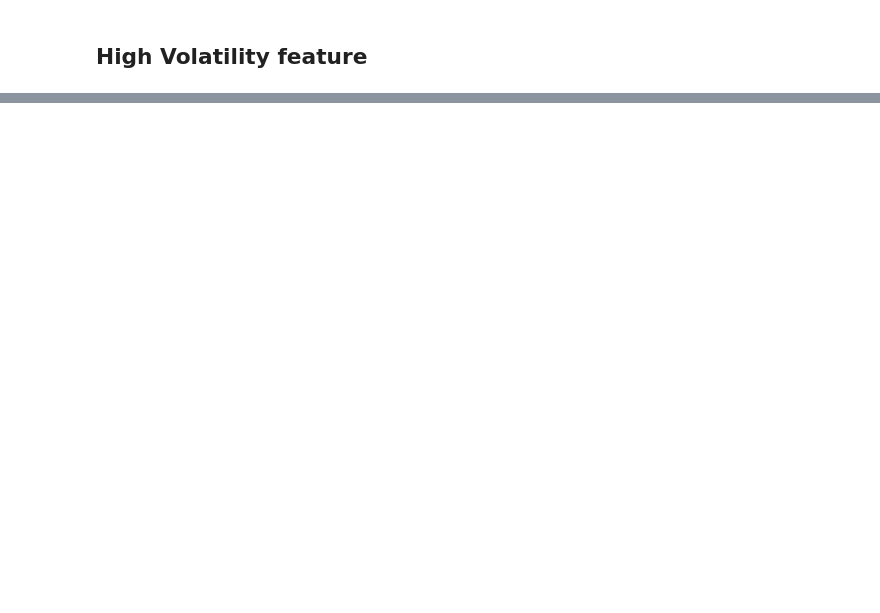
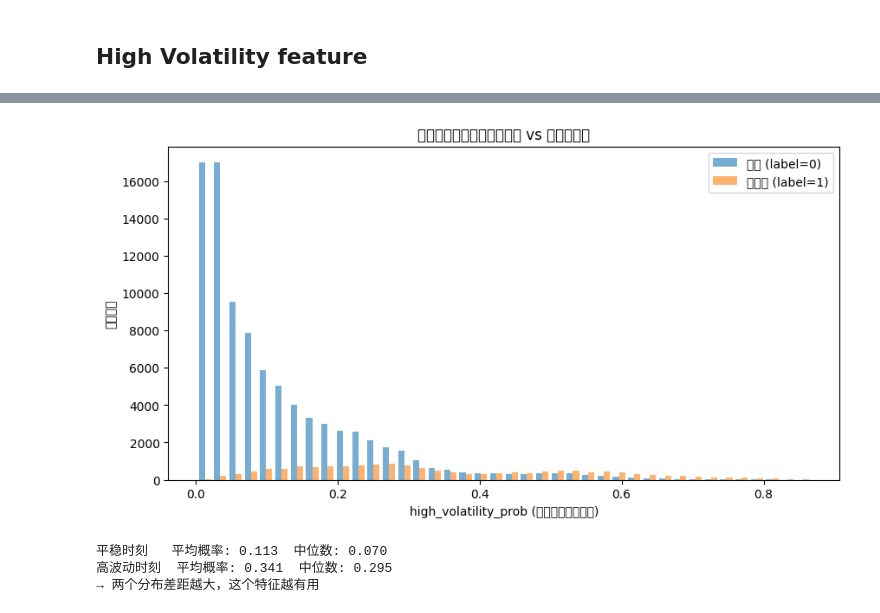
Before and after one commit to ThanSitt/nordpool_electricity_price_prediction, a Jupyter notebook: data/convertData/feature_high_volatility.ipynb, the cells around one changed output, grey strips where cells are left out. Drawn from its saved outputs; the diff is of its cells as text; code cells hidden in the pictures; blank space fills up the shorter version.

```diff
--- a/data/convertData/feature_high_volatility.ipynb
+++ b/data/convertData/feature_high_volatility.ipynb
@@ -8,12 +8,12 @@ print("1. Loading V2.5 15-Minute Dataset...")
 
 df = pd.read_csv('V2.5_15min_features.csv')
 
-df['datetime'] = pd.to_datetime(df['datetime'])
+#convert datetime to UTC then to Helsinki timezone
+df['datetime'] = pd.to_datetime(df['datetime'], utc=True).dt.tz_convert('Europe/Helsinki')
 df = df.sort_values('datetime').reset_index(drop=True)
 
 print("2. Defining 'High Volatility' Threshold...")
-#use rolling std to define high volatility
-# noted:
+# use rolling std to define high volatility
 df['price_roll_std_6h'] = df['price'].rolling(window=24).std()
 
 # delete rows with NaN values in 'price_roll_std_6h' column
@@ -52,7 +58,7 @@ X_vol_train, X_vol_test, y_vol_train, y_vol_test = train_test_split(
 
 print("5. Initializing and Training the XGBoost Risk Classifier...")
 risk_model = XGBClassifier(
-    n_estimators=100,       # 100棵警戒树
+    n_estimators=100,
     learning_rate=0.05,
     max_depth=5,            # depth of each tree,as a hyperparameter, can be tuned
     objective='binary:logistic',  # binary classification
@@ -67,8 +73,9 @@ print(classification_report(y_vol_test, y_pred))
 
 print("7. Extracting the High-Volatility Probabilities...")
 # predict_proba returns [safe probability, high-volatility probability], take the second column [:, 1]
-predicted_probabilities = risk_model.predict_proba(X_vol)[:, 1]
-df['high_volatility_prob'] = predicted_probabilities
+
+proba = pd.Series(risk_model.predict_proba(X_vol)[:, 1], index=X_vol.index)
+df['high_volatility_prob'] = proba
 
 print("   -> New feature 'high_volatility_prob' created!")
 df[['datetime', 'price', 'is_high_volatility', 'high_volatility_prob']].tail(10)
@@ -80,0 +120,24 @@ print(f"Matrix saved to: {save_path}")
+# %%
+
+import matplotlib.pyplot as plt
+
+high = df.loc[df['is_high_volatility'] == 1, 'high_volatility_prob'].dropna()
+low  = df.loc[df['is_high_volatility'] == 0, 'high_volatility_prob'].dropna()
+
+plt.figure(figsize=(10, 5))
+plt.hist([low, high], bins=40, alpha=0.6,
+         label=['平稳 (label=0)', '高波动 (label=1)'])
+plt.xlabel('high_volatility_prob (预测的高波动概率)')
+plt.ylabel('样本数量')
+plt.title('高波动概率分布对比：平稳 vs 高波动时刻')
+plt.legend()
+plt.show()
+
+print(f'平稳时刻   平均概率: {low.mean():.3f}  中位数: {low.median():.3f}')
+print(f'高波动时刻  平均概率: {high.mean():.3f}  中位数: {high.median():.3f}')
+print(f'→ 两个分布差距越大，这个特征越有用')
+# %% [output]
+[figure, added]
+平稳时刻   平均概率: 0.113  中位数: 0.070
+高波动时刻  平均概率: 0.341  中位数: 0.295
+→ 两个分布差距越大，这个特征越有用
```
Also changed, not shown: parts of 4 cells of this notebook, 3 other files.
